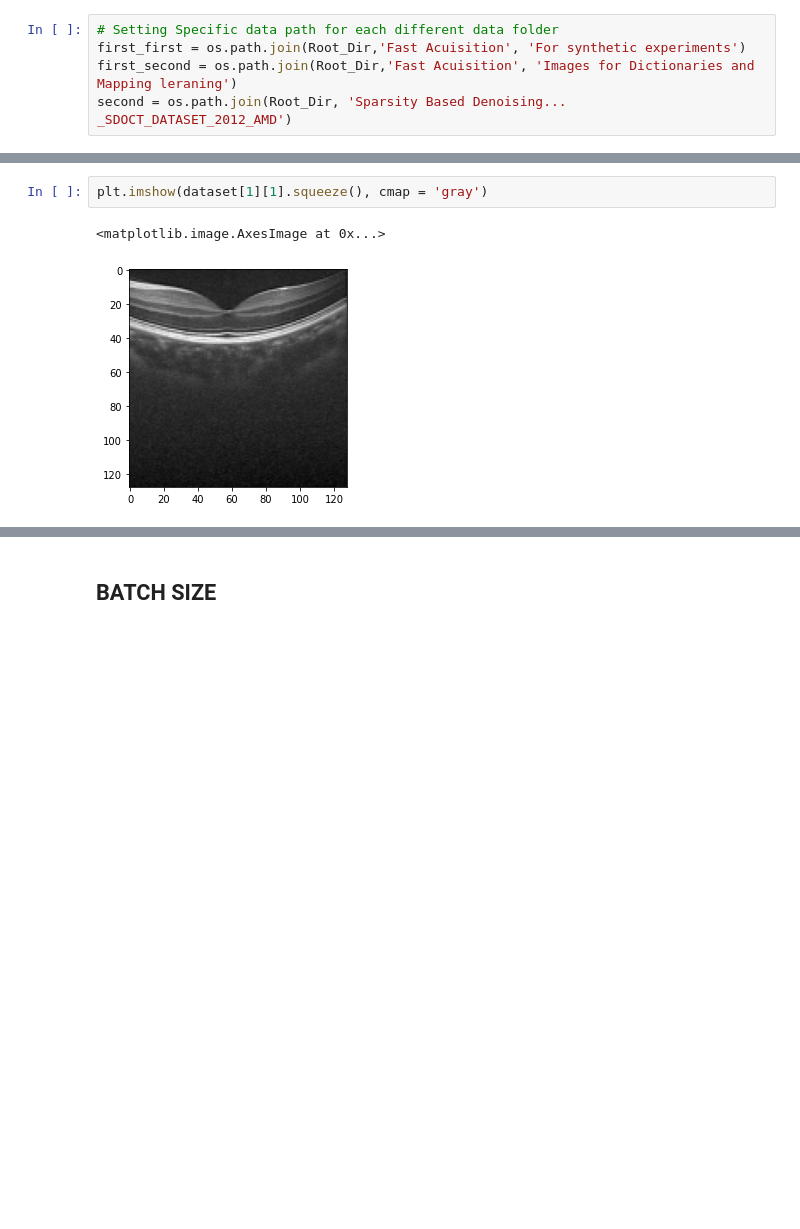
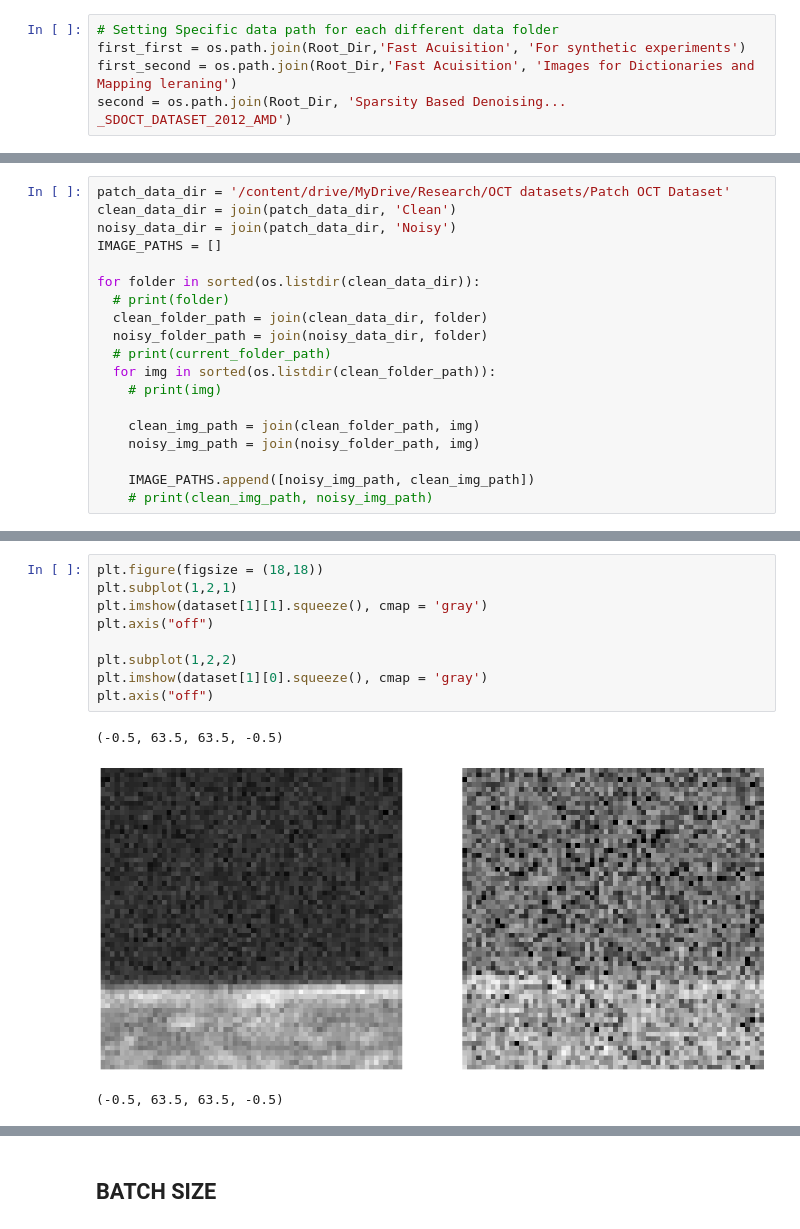
Before and after one commit to Zahidlab/OCT-classifier, a Jupyter notebook: OCT_Image_Denoiser_Pytorch.ipynb, the cells around one changed output, grey strips where cells are left out. Saved outputs shown, nothing was run; the diff lists cells and outputs as text; blank space fills up the shorter version.

```diff
--- a/OCT_Image_Denoiser_Pytorch.ipynb
+++ b/OCT_Image_Denoiser_Pytorch.ipynb
@@ -94,3 +224,22 @@ clean 9_Averaged Image.tif
+# %%
+patch_data_dir = '/content/drive/MyDrive/Research/OCT datasets/Patch OCT Dataset'
+clean_data_dir = join(patch_data_dir, 'Clean')
+noisy_data_dir = join(patch_data_dir, 'Noisy')
+IMAGE_PATHS = []
+
+for folder in sorted(os.listdir(clean_data_dir)):
+  # print(folder)
+  clean_folder_path = join(clean_data_dir, folder)
+  noisy_folder_path = join(noisy_data_dir, folder)
+  # print(current_folder_path)
+  for img in sorted(os.listdir(clean_folder_path)):
+    # print(img)
+
+    clean_img_path = join(clean_folder_path, img)
+    noisy_img_path = join(noisy_folder_path, img)
+
+    IMAGE_PATHS.append([noisy_img_path, clean_img_path])
+    # print(clean_img_path, noisy_img_path)
 # %%
 len(IMAGE_PATHS)
 # %% [output]
@@ -135,5 +296,13 @@ len(dataset)
-# %%
-plt.imshow(dataset[1][1].squeeze(), cmap = 'gray')
-# %% [output]
-<matplotlib.image.AxesImage at 0x...>
-[figure, removed]
+# %%
+plt.figure(figsize = (18,18))
+plt.subplot(1,2,1)
+plt.imshow(dataset[1][1].squeeze(), cmap = 'gray')
+plt.axis("off")
+
+plt.subplot(1,2,2)
+plt.imshow(dataset[1][0].squeeze(), cmap = 'gray')
+plt.axis("off")
+# %% [output]
+(-0.5, 63.5, 63.5, -0.5)
+[figure, added]
+(-0.5, 63.5, 63.5, -0.5)
```
Also changed, not shown: parts of 43 cells of this notebook.
